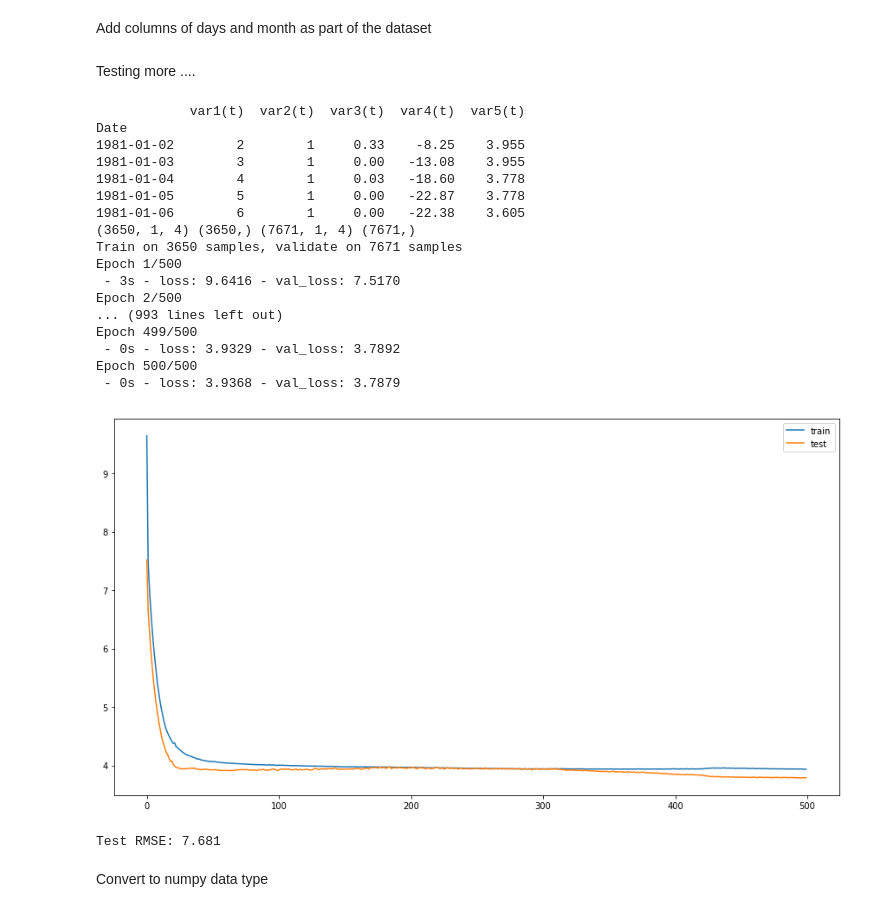
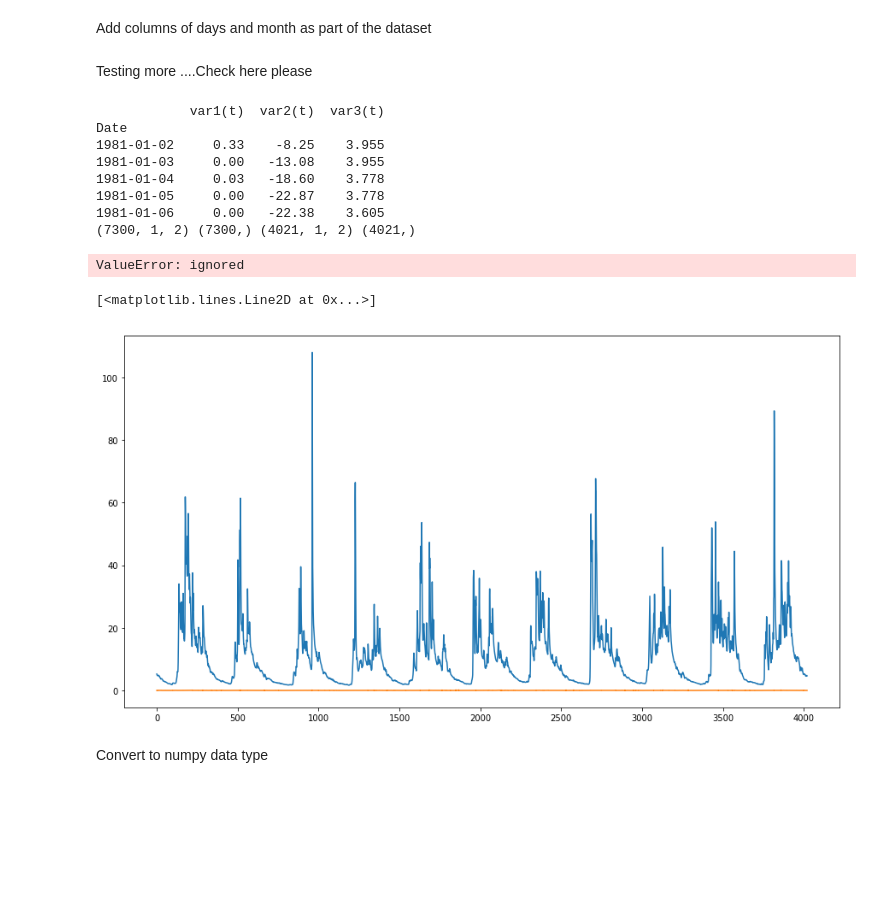
Before and after one commit to Hikanyona/Mytest, a Jupyter notebook: Atna_test2.ipynb, the cells around one changed output. Saved outputs shown, nothing was run; the diff lists cells and outputs as text; code cells hidden in the pictures; blank space fills up the shorter version.

```diff
--- a/Atna_test2.ipynb
+++ b/Atna_test2.ipynb
@@ -22,11 +22,11 @@ import matplotlib as mpl
 %matplotlib inline
 mpl.rcParams['figure.figsize'] = (15, 8)
 # %%
-data = pd.read_csv("/content/drive/My Drive/NVE/atna.csv", sep=';', header='infer',
+datar = pd.read_csv("/content/drive/My Drive/NVE/atna.csv", sep=';', header='infer',
                    dayfirst=True,
                    index_col=0, # you can use the date as the index for pandas
                    parse_dates=[0]) # where is the time stamp?)
-data.head()
+datar.head()
 # %% [output]
 |  | P | T | Q |
 | Date |  |  |  |
@@ -45,5 +54,5 @@ datar = data[['jday','ymon','P','T','Q']]
 # %% [markdown]
-Testing more ....
+Testing more ....Check here please
 # %%
 from math import sqrt
 from numpy import concatenate
@@ -81,40 +90,47 @@ def series_to_supervised(data, n_in=1, n_out=1, dropnan=True):
 		agg.dropna(inplace=True)
 	return agg
 
-# integer encode direction
-  #encoder = LabelEncoder()
-#values[:,4] = encoder.fit_transform(values[:,4])
-# ensure all data is float
-#values = values.astype('float32')
-# normalize features
-#scaler = MinMaxScaler(feature_range=(0, 1))
-#scaled = scaler.fit_transform(values)
+
+n_features = X.shape[2]
+
+
 # frame as supervised learning
 reframed = series_to_supervised(datar, 1, 1)
+
 # drop columns we don't want to predict
-reframed.drop(reframed.columns[[0,1,2,3,4]], axis=1, inplace=True)
+reframed.drop(reframed.columns[[0,1,2]], axis=1, inplace=True)
 print(reframed.head())
 
 # split into train and test sets
 values = reframed.values
-n_train_days = 3650
+n_train_days = 7300
 train = values[:n_train_days, :]
 test = values[n_train_days:, :]
+
 # split into input and outputs
 train_X, train_y = train[:, :-1], train[:, -1]
 test_X, test_y = test[:, :-1], test[:, -1]
+
 # reshape input to be 3D [samples, timesteps, features]
 train_X = train_X.reshape((train_X.shape[0], 1, train_X.shape[1]))
 test_X = test_X.reshape((test_X.shape[0], 1, test_X.shape[1]))
 print(train_X.shape, train_y.shape, test_X.shape, test_y.shape)
 
+model = Sequential()
+model.add(LSTM(100, activation='relu', return_sequences=True, input_shape=(n_steps_in, n_features)))
+model.add(LSTM(100, activation='relu'))
+model.add(Dense(n_steps_out))
+model.compile(optimizer='adam', loss='mse')
+
 # design network
-model = Sequential()
-model.add(LSTM(100, input_shape=(train_X.shape[1], train_X.shape[2])))
-model.add(Dense(1))
-model.compile(loss='mae', optimizer='adam')
+#model = Sequential()
+#model.add(LSTM(100, input_shape=(train_X.shape[1], train_X.shape[2])))
+#model.add(Dense(1))
+#model.compile(loss='mae', optimizer='adam')
 # fit network
-history = model.fit(train_X, train_y, epochs=500, batch_size=72, validation_data=(test_X, test_y), verbose=2, shuffle=False)
+#history = model.fit(train_X, train_y, epochs=100,  validation_data=(test_X, test_y))
+history = model.fit(train_X, train_y, epochs=200, verbose=0)
+model.summary()
 # plot history
 pyplot.plot(history.history['loss'], label='train')
 pyplot.plot(history.history['val_loss'], label='test')
@@ -137,22 +153,12 @@ inv_y = inv_y[:,0]
 rmse = sqrt(mean_squared_error(inv_y, inv_yhat))
 print('Test RMSE: %.3f' % rmse)
 # %% [output]
-            var1(t)  var2(t)  var3(t)  var4(t)  var5(t)
+            var1(t)  var2(t)  var3(t)
 Date
-1981-01-02        2        1     0.33    -8.25    3.955
-1981-01-03        3        1     0.00   -13.08    3.955
-1981-01-04        4        1     0.03   -18.60    3.778
-1981-01-05        5        1     0.00   -22.87    3.778
-1981-01-06        6        1     0.00   -22.38    3.605
-(3650, 1, 4) (3650,) (7671, 1, 4) (7671,)
-Train on 3650 samples, validate on 7671 samples
-Epoch 1/500
- - 3s - loss: 9.6416 - val_loss: 7.5170
-Epoch 2/500
-... (993 lines left out)
-Epoch 499/500
- - 0s - loss: 3.9329 - val_loss: 3.7892
-Epoch 500/500
- - 0s - loss: 3.9368 - val_loss: 3.7879
+1981-01-02     0.33    -8.25    3.955
+1981-01-03     0.00   -13.08    3.955
+1981-01-04     0.03   -18.60    3.778
+1981-01-05     0.00   -22.87    3.778
+1981-01-06     0.00   -22.38    3.605
+(7300, 1, 2) (7300,) (4021, 1, 2) (4021,)
-[figure, removed]
-Test RMSE: 7.681
+ValueError: ignored
@@ -165,3 +165,9 @@ for ax in axes:
+# %%
+plt.plot(inv_y)
+plt.plot(inv_yhat)
+# %% [output]
+[<matplotlib.lines.Line2D at 0x...>]
+[figure, added]
 # %% [markdown]
 Convert to  numpy data type
 # %%
```
Also changed, not shown: parts of 4 cells of this notebook.
